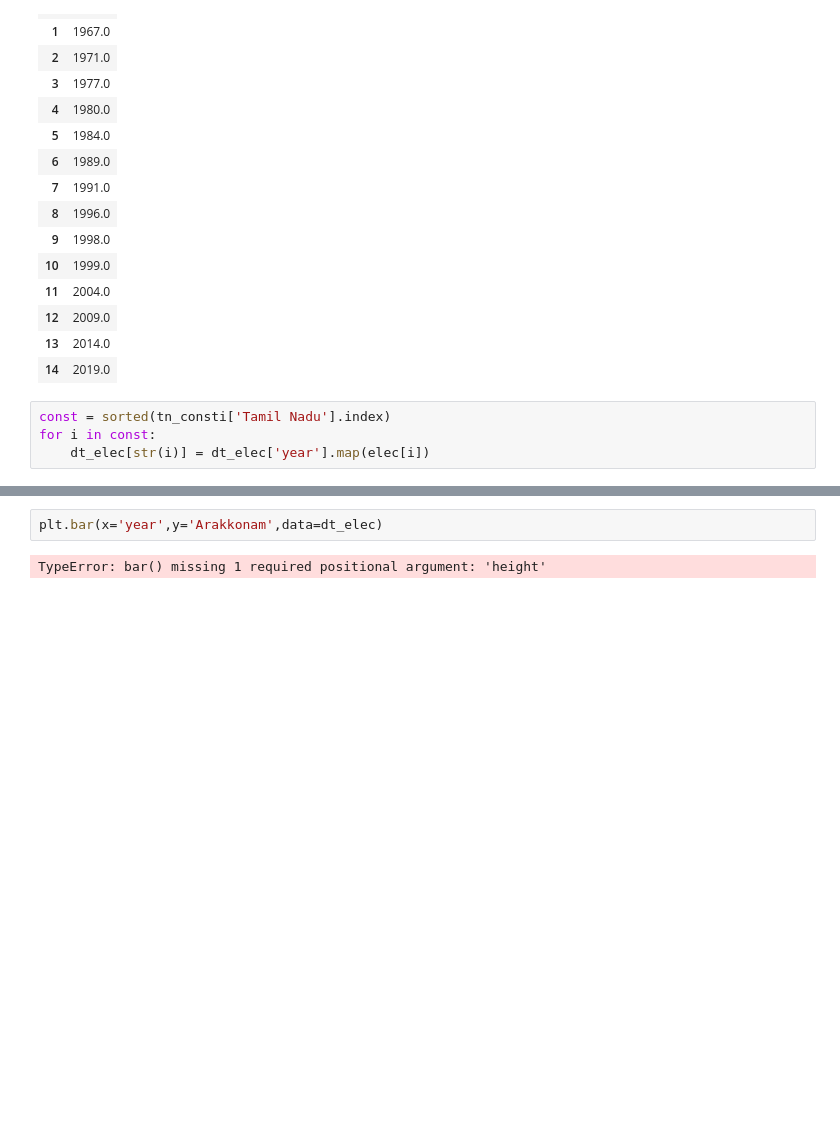
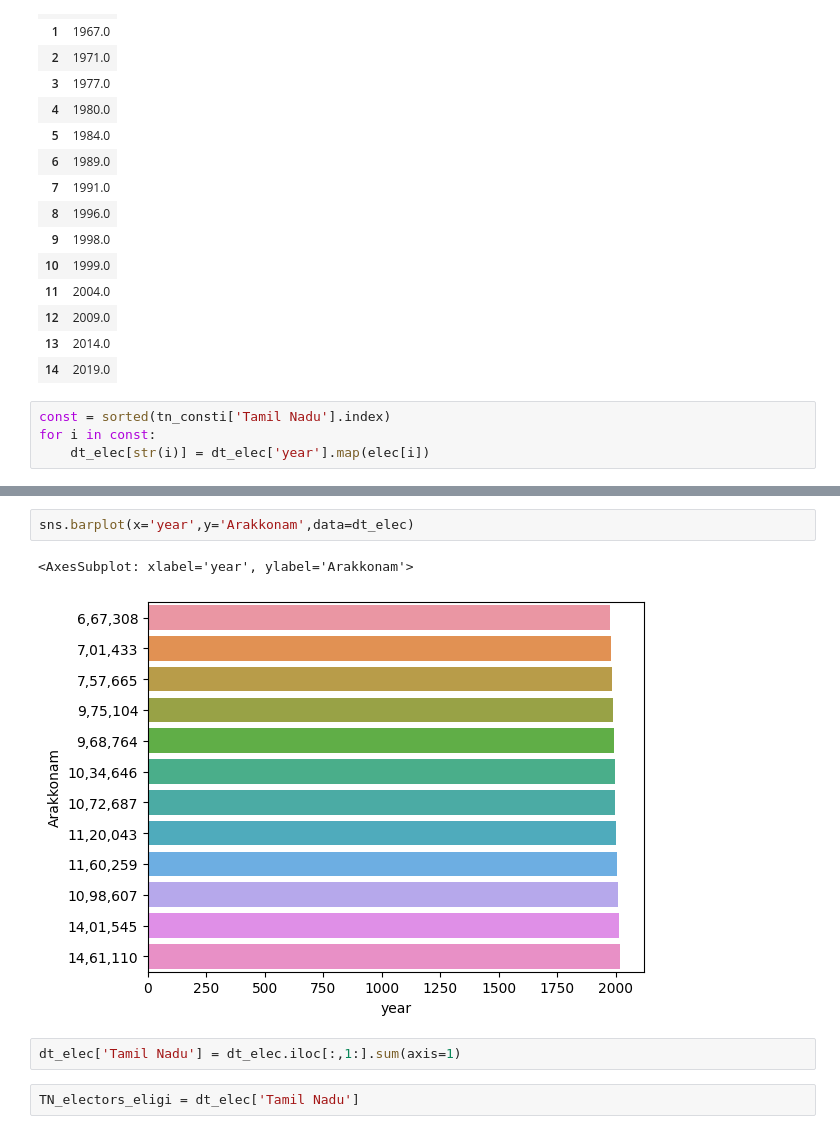
Before and after one commit to Civanesh/DV-project, a Jupyter notebook: Untitled.ipynb, the cells around one changed output, grey strips where cells are left out. Cells and saved outputs as stored; diff of their text form; blank space fills up the shorter version.

```diff
--- a/Untitled.ipynb
+++ b/Untitled.ipynb
@@ -465,5 +298,10 @@ dt_elec
 15 rows × 67 columns
-# %%
-plt.bar(x='year',y='Arakkonam',data=dt_elec)
-# %% [output]
-TypeError: bar() missing 1 required positional argument: 'height'
+# %%
+sns.barplot(x='year',y='Arakkonam',data=dt_elec)
+# %% [output]
+<AxesSubplot: xlabel='year', ylabel='Arakkonam'>
+[figure, added]
+# %%
+dt_elec['Tamil Nadu'] = dt_elec.iloc[:,1:].sum(axis=1)
+# %%
+TN_electors_eligi = dt_elec['Tamil Nadu']
```
Also changed, not shown: parts of 40 cells of this notebook.
